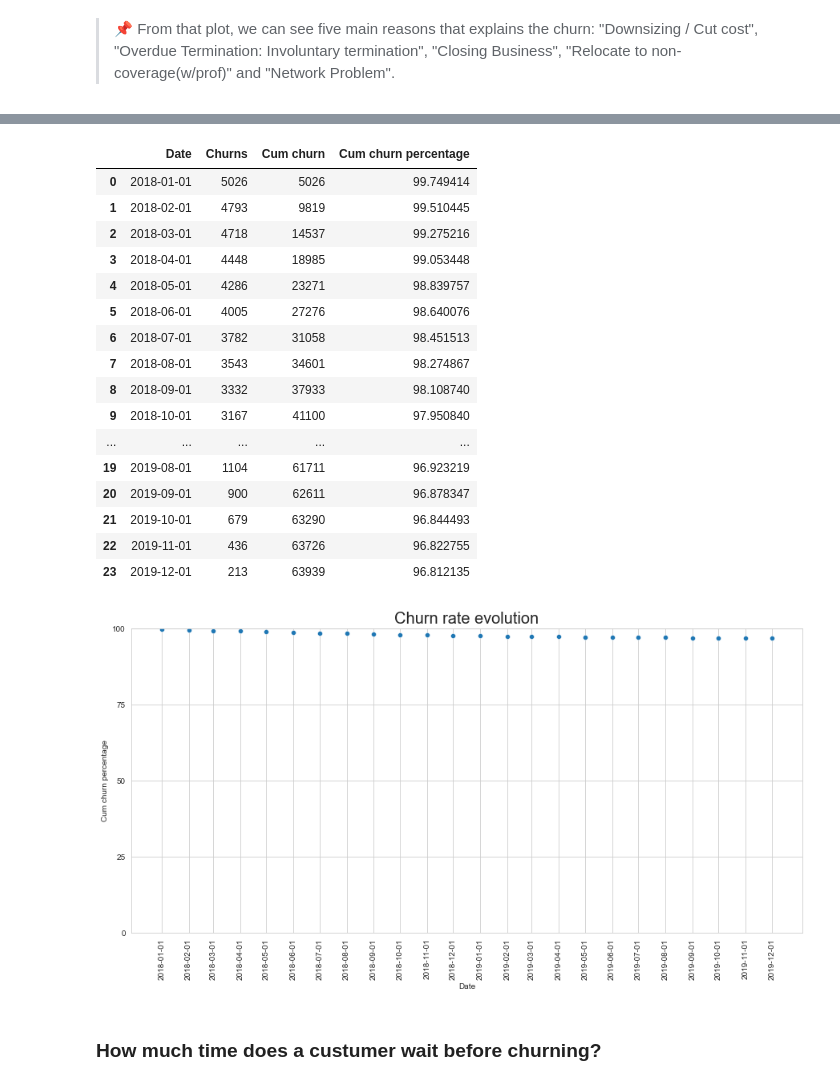
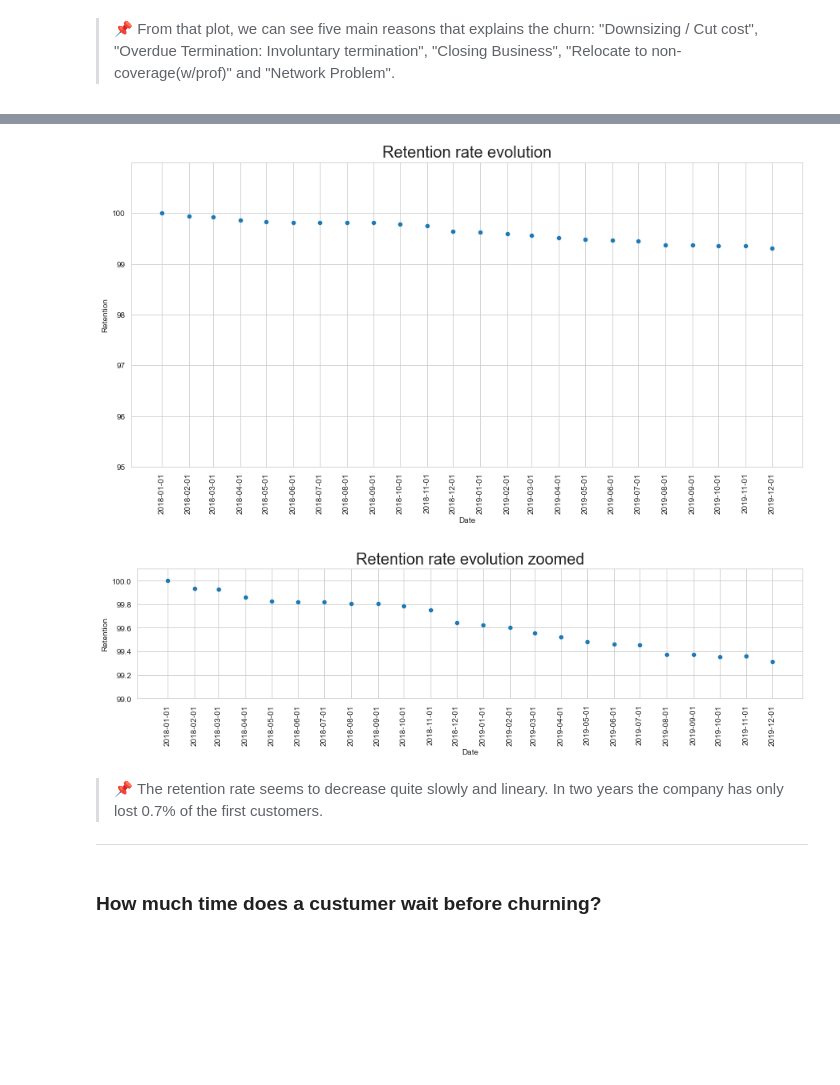
Before and after one commit to julienjta/Data-Science-Portfolio, a Jupyter notebook: Project 2/Broadband Customer Base Churn (Classification).ipynb, the cells around one changed output, grey strips where cells are left out. Drawn from its saved outputs; the diff is of its cells as text; code cells hidden in the pictures; blank space fills up the shorter version.

```diff
--- a/Project 2/Broadband Customer Base Churn (Classification).ipynb
+++ b/Project 2/Broadband Customer Base Churn (Classification).ipynb
@@ -217,4 +230,0 @@ plt.show()
-# %%
-df_new = pd.DataFrame(columns=["CE","CN",])
-for year in [2018,2019]:
-    for month in range(1,13):
@@ -221,3 +233,5 @@ for year in [2018,2019]:
 # %%
-first_customers = df.loc[(df.year_billing==2018)&(df.month_billing==1)]
-first_customers = first_customer.newacct_no.unique()
+first_customers = df.loc[(df.year_billing==2018)&(df.month_billing==1)&(df.churn=='N')]
+first_customers = first_customers.newacct_no.unique()
+nb_first_customers = len(first_customers)
+df_first_customers = df.loc[df.newacct_no.isin(first_customers)]
@@ -242,4 +238,4 @@ df_new
 # %%
-churn_rate_evolution = [(str(month)+'-'+str(year), len(df_new.loc[(df_new.year_billing==year)&(df_new.month_billing==month)&(df_new.churn=='Y')])) for year in range(2018,2020) for month in range(1,13)]
-churn_rate_evolution = pd.DataFrame(churn_rate_evolution, columns =['Date', 'Churns'])
+churn_rate_evolution = [(str(month)+'-'+str(year), len(df_first_customers.loc[(df_first_customers.year_billing==year)&(df_first_customers.month_billing==month)&(df_first_customers.churn=='N')])/nb_first_customers*100) for year in range(2018,2020) for month in range(1,13)]
+churn_rate_evolution = pd.DataFrame(churn_rate_evolution, columns =['Date', 'Retention'])
 churn_rate_evolution["Date"] = pd.to_datetime(churn_rate_evolution["Date"])
@@ -272,34 +242,20 @@ for i in range(0,24):
-# %%
-churn_rate_evolution["Cum churn"] = cum_churn
-churn_rate_evolution["Cum churn percentage"] = 100-churn_rate_evolution["Cum churn"]/len(df_new.loc[(df_new.year_billing==2018)&(df_new.month_billing==1)])
-# %%
-churn_rate_evolution
-# %% [output]
-|  | Date | Churns | Cum churn | Cum churn percentage |
-| 0 | 2018-01-01 | 5026 | 5026 | 99.749414 |
-| 1 | 2018-02-01 | 4793 | 9819 | 99.510445 |
-| 2 | 2018-03-01 | 4718 | 14537 | 99.275216 |
-| 3 | 2018-04-01 | 4448 | 18985 | 99.053448 |
-| 4 | 2018-05-01 | 4286 | 23271 | 98.839757 |
-| 5 | 2018-06-01 | 4005 | 27276 | 98.640076 |
-| 6 | 2018-07-01 | 3782 | 31058 | 98.451513 |
-| 7 | 2018-08-01 | 3543 | 34601 | 98.274867 |
-| 8 | 2018-09-01 | 3332 | 37933 | 98.108740 |
-| 9 | 2018-10-01 | 3167 | 41100 | 97.950840 |
-| ... | ... | ... | ... | ... |
-| 19 | 2019-08-01 | 1104 | 61711 | 96.923219 |
-| 20 | 2019-09-01 | 900 | 62611 | 96.878347 |
-| 21 | 2019-10-01 | 679 | 63290 | 96.844493 |
-| 22 | 2019-11-01 | 436 | 63726 | 96.822755 |
-| 23 | 2019-12-01 | 213 | 63939 | 96.812135 |
 # %%
 fig, axes = plt.subplots(figsize=(15,7))
-sns.scatterplot(x="Date",y="Cum churn percentage",data=churn_rate_evolution).set_title('Churn rate evolution', fontsize=20)
+sns.scatterplot(x="Date",y="Retention",data=churn_rate_evolution).set_title('Retention rate evolution', fontsize=20)
 plt.xticks(churn_rate_evolution["Date"],rotation = 'vertical')
-plt.yticks([0,25,50,75,100])
-plt.ylim(0,100)
+plt.yticks([95,96,97,98,99,100])
+plt.ylim(95,101)
+fig, axes = plt.subplots(figsize=(15,3))
+sns.scatterplot(x="Date",y="Retention",data=churn_rate_evolution).set_title('Retention rate evolution zoomed', fontsize=20)
+plt.xticks(churn_rate_evolution["Date"],rotation = 'vertical')
+plt.ylim(99,100.1)
 plt.show()
 # %% [output]
-[figure, old version]
+[figure, new version]
+[figure, added]
+# %% [markdown]
+> 📌 The retention rate seems to decrease quite slowly and lineary. In two years the company has only lost 0.7% of the first customers.
+
+---
 # %% [markdown]
 ### How much time does a custumer wait before churning?
```
Also changed, not shown: parts of 67 cells of this notebook, 4 other files.
